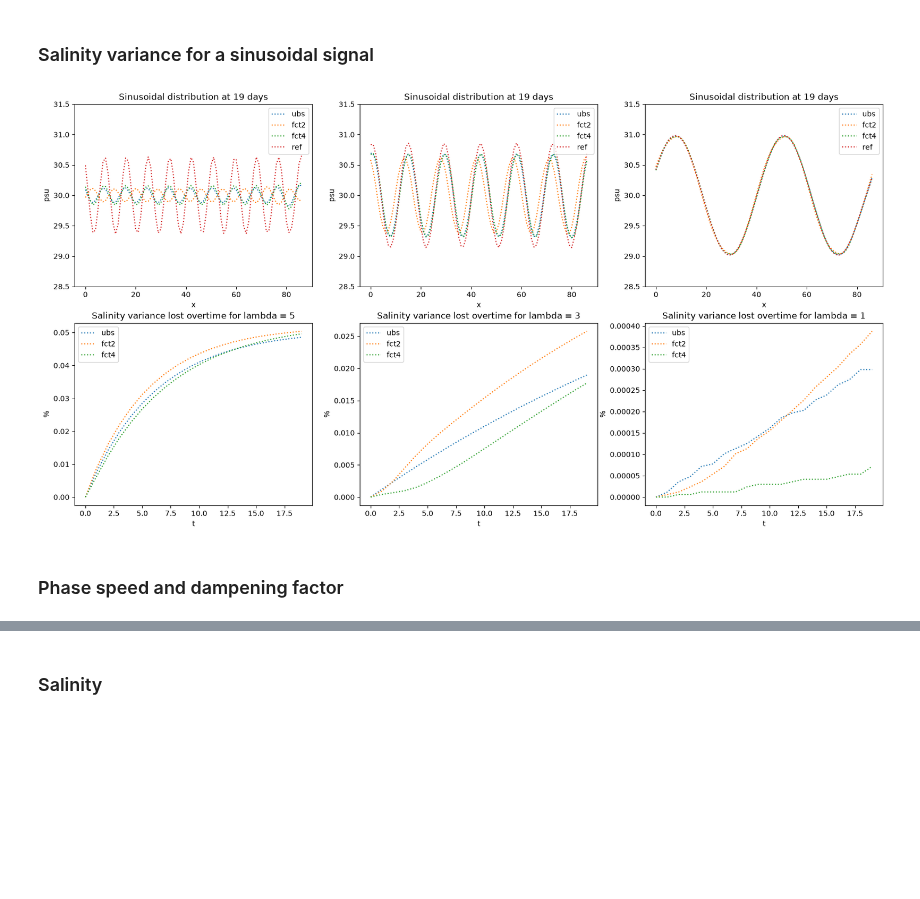
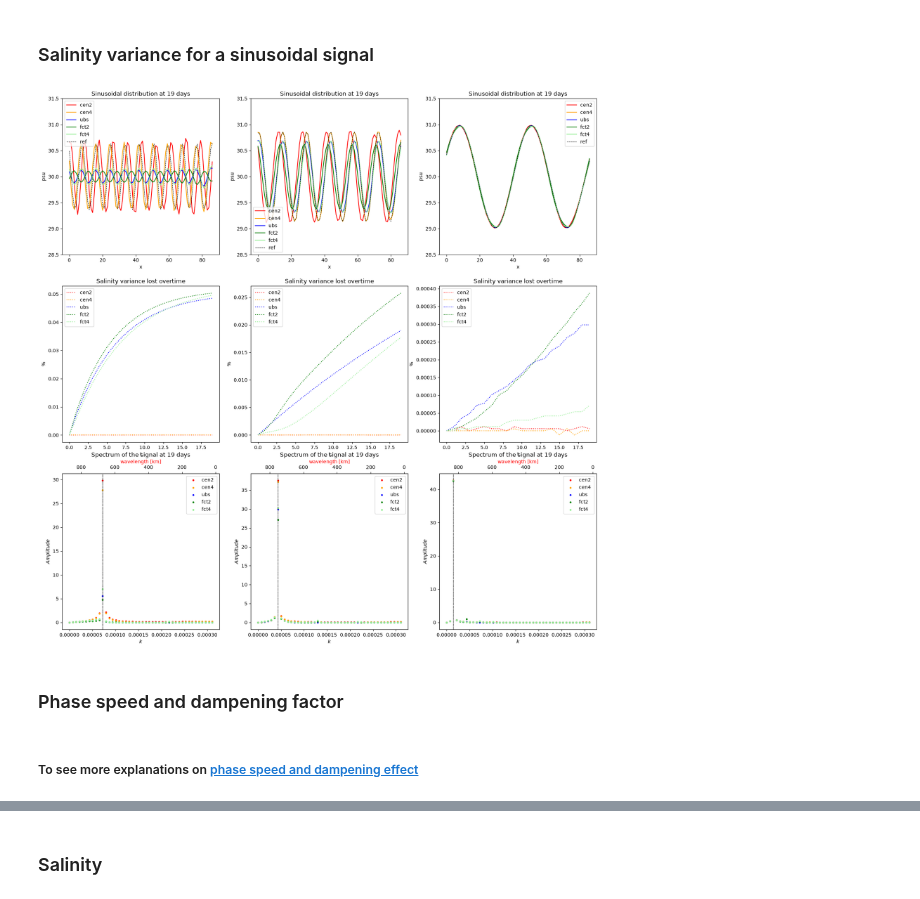
Before and after one commit to justinebuisson606/NEMO_Demonstrators, a Jupyter notebook: Demonstator 1-gauss.ipynb, the cells around one changed output, grey strips where cells are left out. Cells and saved outputs as stored; diff of their text form; code cells hidden in the pictures; blank space fills up the shorter version.

```diff
--- a/Demonstator 1-gauss.ipynb
+++ b/Demonstator 1-gauss.ipynb
@@ -92,39 +63,54 @@ plt.legend()
 # %%
 w_list = [5, 3, 1]
-scheme_list = [ 'ubs', 'fct2', 'fct4']
+scheme_list = ['cen2', 'cen4', 'ubs', 'fct2', 'fct4']
+colors = {'cen2' : 'red', 'cen4' : 'orange', 'ubs' : 'blue', 'fct2' : 'green', 'fct4' : 'lightgreen'}
 # %%
 
 v= 0.5
 dx = 10000
 dt = 24*3600
 ref = []
 t = 19
-fig_salt2c, axes_salt2c = plt.subplots(2, len(w_list), figsize=(20,10))
+fig_salt2c, axes_salt2c = plt.subplots(3, len(w_list), figsize=(20,20))
+
 
 for i, l in enumerate(w_list):
         for scheme in scheme_list :
             dataset = xr.open_dataset(rep+'CANAL_sin_'+scheme+str(l)+'_all_grid.nc', decode_times=False)
             s2c = dataset['salt2c'].mean(dim=('x_grid_T', 'y_grid_T'))
             s2c = np.array(s2c)
             data = (1-s2c/s2c[0])*100
             time = np.arange(s2c.shape[0])
-            axes_salt2c[1][i].plot(time,  data, ':', label = scheme)#plotting the ratio of the lost variance
-            axes_salt2c[1][i].set_title(f"Salinity variance lost overtime for lambda = {l}")
-            axes_salt2c[1][i].set_xlabel('t')
+            axes_salt2c[1][i].plot(time, data, ':', color = colors[scheme], label = scheme)#plotting the ratio of the lost variance
+            axes_salt2c[1][i].set_title(f"Salinity variance lost overtime")
+            axes_salt2c[1][i].set_xlabel('t'),
             axes_salt2c[1][i].set_ylabel('%')
             sin = dataset['soce'].isel(time_counter=t, y_grid_T = 50, deptht=0)
             x = np.arange(sin.shape[0])
-            axes_salt2c[0][i].plot(x, sin, ':', label = scheme)
+            axes_salt2c[0][i].plot(x, sin, color = colors[scheme], label = scheme)
+            F = np.fft.rfft(sin - sin.mean())
+            k = 2*np.pi*np.fft.rfftfreq(sin.shape[0], dx)
+            axes_salt2c[2][i].scatter(k, np.abs(F), s=8, color = colors[scheme], label=f'{scheme} ')
+            axes_salt2c[2][i].axvline(l*2*2*np.pi/870000, color='k', ls='--', lw=0.6)
+            axes_salt2c[2][i].set_xlabel(r'$k$')
+            axes_salt2c[2][i].set_ylabel(r'$Amplitude$')
+            axes_salt2c[2][i].set_title(f'Spectrum of the signal at {t} days')
+            axes_salt2c[2][i].legend()
         sin0 = dataset['soce'].isel(time_counter=0, y_grid_T = 50, deptht=0)
         ref = np.roll(sin0, shift=v*dt*(t)/dx)
-        axes_salt2c[0][i].plot(x, ref, ':', label = 'ref')
+        axes_salt2c[0][i].plot(x, ref, '--',  color ='k', label = 'ref', lw=0.8)
         axes_salt2c[0][i].set_title(f"Sinusoidal distribution at {t} days")
         axes_salt2c[0][i].set_ylim(28.5, 31.5)
         axes_salt2c[0][i].set_xlabel('x')
         axes_salt2c[0][i].set_ylabel('psu')
         axes_salt2c[0][i].legend()
         axes_salt2c[1][i].legend()
+        axes_lambda = axes_salt2c[2][i].twiny()
+        wavelength = 2*np.pi/k[1:]/1000
+        axes_lambda.plot(wavelength, np.abs(F[1:]), alpha = 0)
+        plt.gca().invert_xaxis()
+        axes_lambda.set_xlabel('wavelength [km]', color='r')
 # %% [output]
-[figure, old version]
+[figure, new version]
 # %% [markdown]
 ### Phase speed and dampening factor
@@ -149,3 +117,5 @@ soce_sin = {n: ds['soce'].isel(y_grid_T=50, deptht=0).values
+# %% [markdown]
+##### To see more explanations on [phase speed and dampening effect](cp_theory.md)
 # %%
 dx = 10000 #[m]
 dt = 24*3600 #[s]
```
Also changed, not shown: parts of 18 cells of this notebook, 1 other file.
